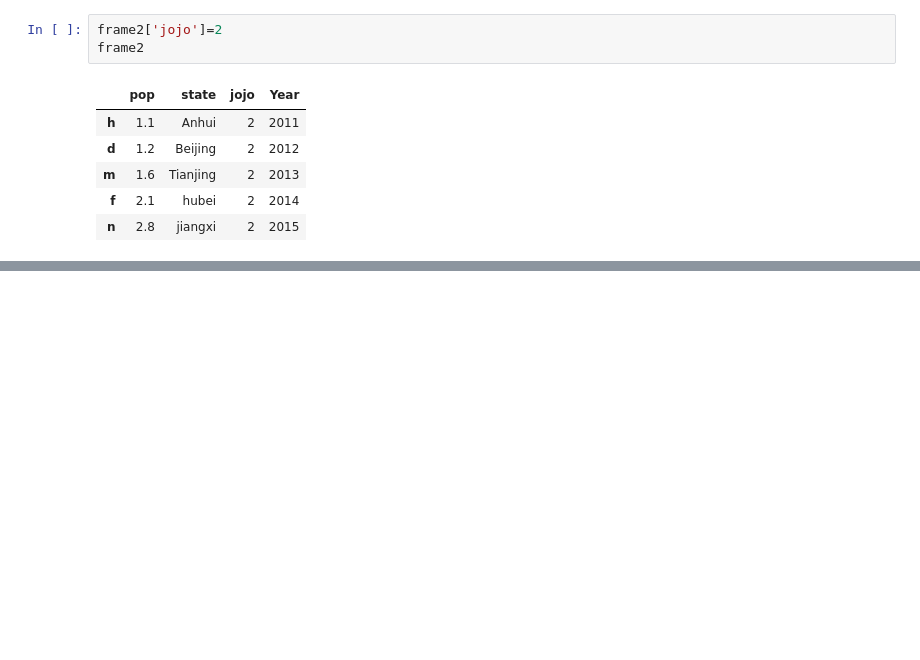
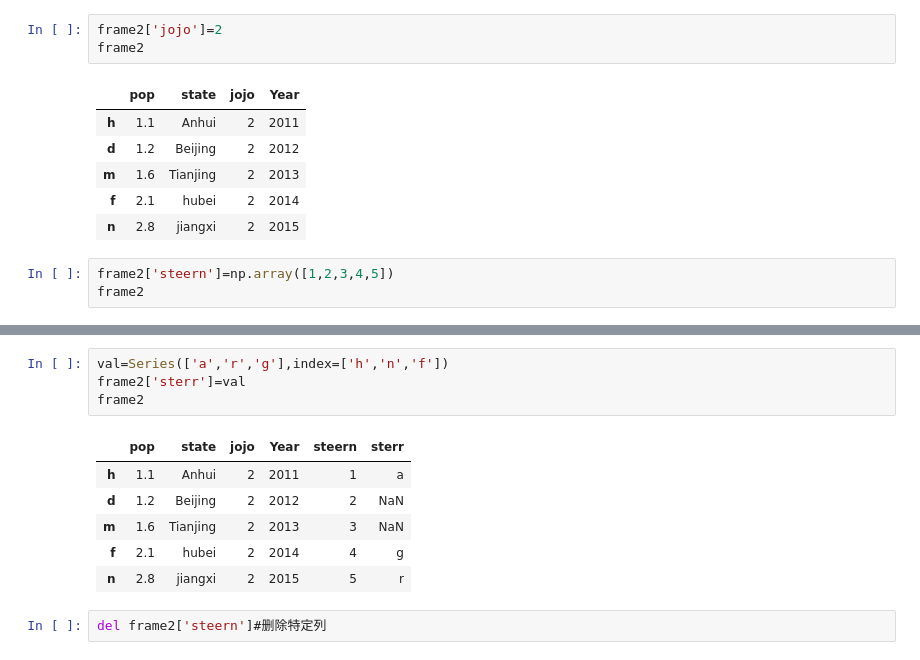
Before and after one commit to boxiaowave/markdownnotes, a Jupyter notebook: PythonforDataAnalysisreadingnotes/Pandas学习.ipynb, the cells around one changed output, grey strips where cells are left out. Saved outputs shown, nothing was run; the diff lists cells and outputs as text; blank space fills up the shorter version.

```diff
--- a/PythonforDataAnalysisreadingnotes/Pandas学习.ipynb
+++ b/PythonforDataAnalysisreadingnotes/Pandas学习.ipynb
@@ -182,3 +182,6 @@ frame2
 | m | 1.6 | Tianjing | 2 | 2013 |
 | f | 2.1 | hubei | 2 | 2014 |
 | n | 2.8 | jiangxi | 2 | 2015 |
+# %%
+frame2['steern']=np.array([1,2,3,4,5])
+frame2
@@ -184,0 +195,13 @@ frame2
+# %%
+val=Series(['a','r','g'],index=['h','n','f'])
+frame2['sterr']=val
+frame2
+# %% [output]
+|  | pop | state | jojo | Year | steern | sterr |
+| h | 1.1 | Anhui | 2 | 2011 | 1 | a |
+| d | 1.2 | Beijing | 2 | 2012 | 2 | NaN |
+| m | 1.6 | Tianjing | 2 | 2013 | 3 | NaN |
+| f | 2.1 | hubei | 2 | 2014 | 4 | g |
+| n | 2.8 | jiangxi | 2 | 2015 | 5 | r |
+# %%
+del frame2['steern']#删除特定列
```
Also changed, not shown: parts of 56 cells of this notebook.
